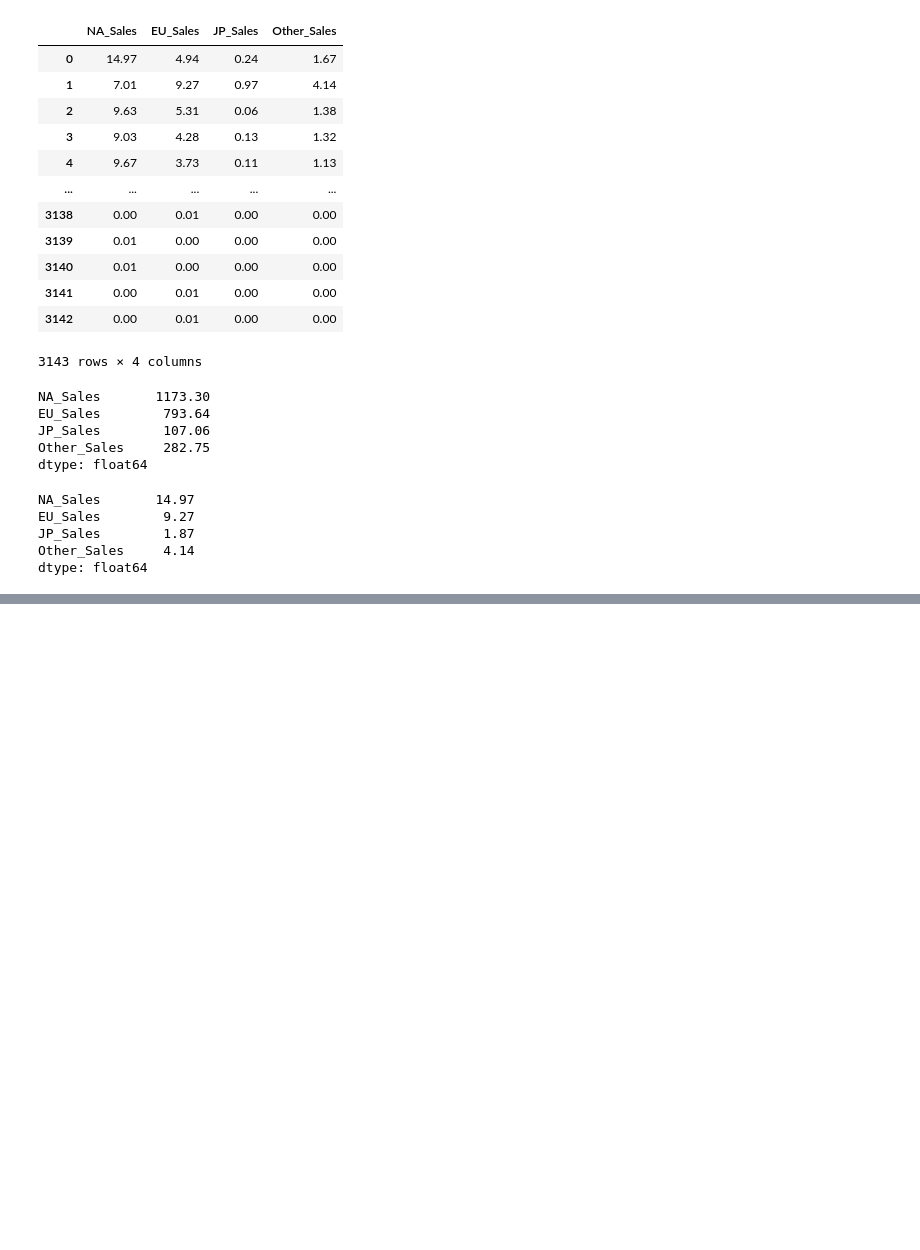
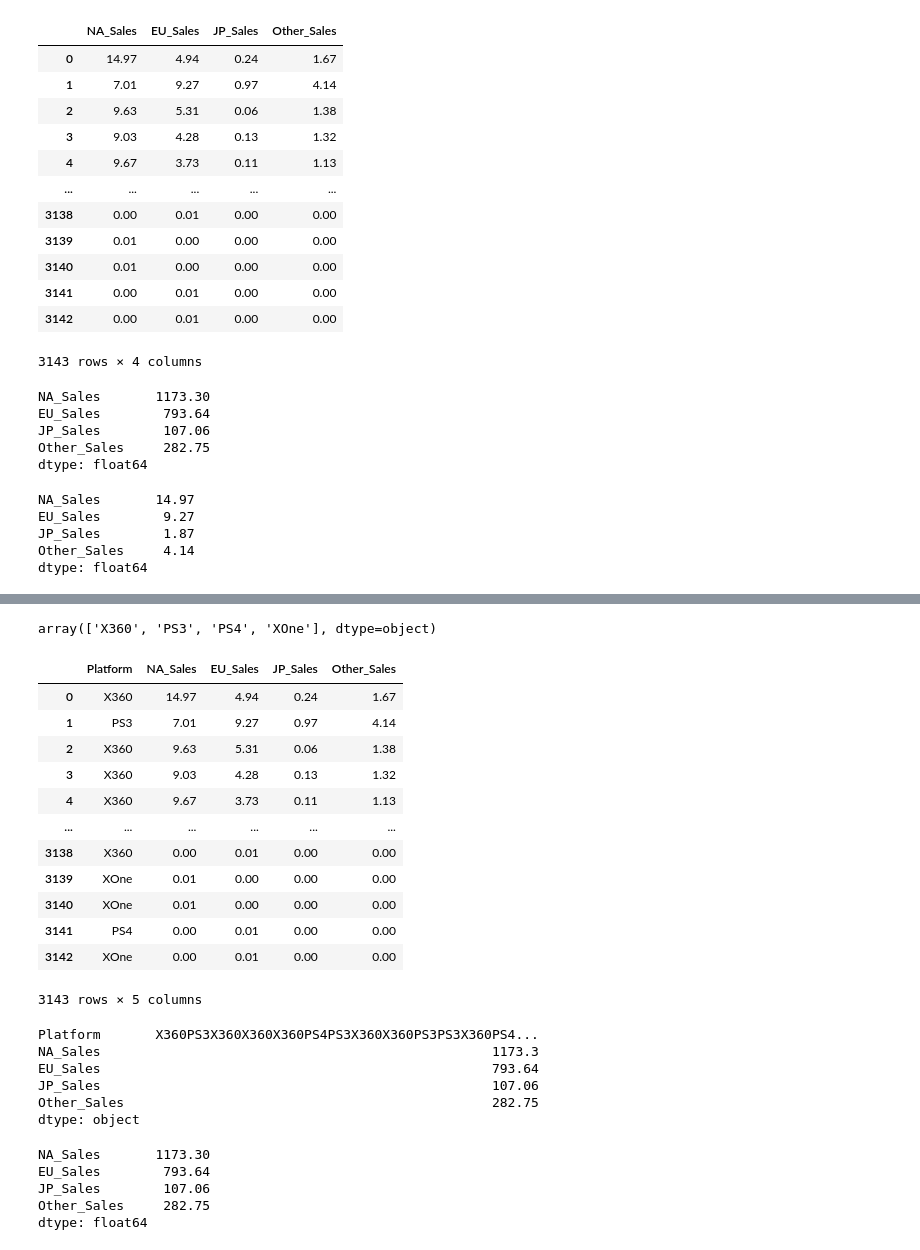
Before and after one commit to emmanuelAron/panda_training, a Jupyter notebook: GroupBy_and_Aggregates.ipynb, the cells around one changed output, grey strips where cells are left out. Cells and saved outputs as stored; diff of their text form; code cells hidden in the pictures; blank space fills up the shorter version.

```diff
--- a/GroupBy_and_Aggregates.ipynb
+++ b/GroupBy_and_Aggregates.ipynb
@@ -91,0 +108,40 @@ dtype: float64
+# %%
+games.Platform.unique()
+# %% [output]
+array(['X360', 'PS3', 'PS4', 'XOne'], dtype=object)
+# %%
+#Find the total sales by region for X360 and PS3
+sales = games.loc[:,['Platform','NA_Sales' ,	'EU_Sales' ,	'JP_Sales' 	,'Other_Sales']]
+# %%
+sales
+# %% [output]
+|  | Platform | NA_Sales | EU_Sales | JP_Sales | Other_Sales |
+| 0 | X360 | 14.97 | 4.94 | 0.24 | 1.67 |
+| 1 | PS3 | 7.01 | 9.27 | 0.97 | 4.14 |
+| 2 | X360 | 9.63 | 5.31 | 0.06 | 1.38 |
+| 3 | X360 | 9.03 | 4.28 | 0.13 | 1.32 |
+| 4 | X360 | 9.67 | 3.73 | 0.11 | 1.13 |
+| ... | ... | ... | ... | ... | ... |
+| 3138 | X360 | 0.00 | 0.01 | 0.00 | 0.00 |
+| 3139 | XOne | 0.01 | 0.00 | 0.00 | 0.00 |
+| 3140 | XOne | 0.01 | 0.00 | 0.00 | 0.00 |
+| 3141 | PS4 | 0.00 | 0.01 | 0.00 | 0.00 |
+| 3142 | XOne | 0.00 | 0.01 | 0.00 | 0.00 |
+3143 rows × 5 columns
+# %%
+sales.sum()
+# %% [output]
+Platform       X360PS3X360X360X360PS4PS3X360X360PS3PS3X360PS4...
+NA_Sales                                                  1173.3
+EU_Sales                                                  793.64
+JP_Sales                                                  107.06
+Other_Sales                                               282.75
+dtype: object
+# %%
+sales.sum(numeric_only=True)
+# %% [output]
+NA_Sales       1173.30
+EU_Sales        793.64
+JP_Sales        107.06
+Other_Sales     282.75
+dtype: float64
```
Also changed, not shown: parts of 2 cells of this notebook.
